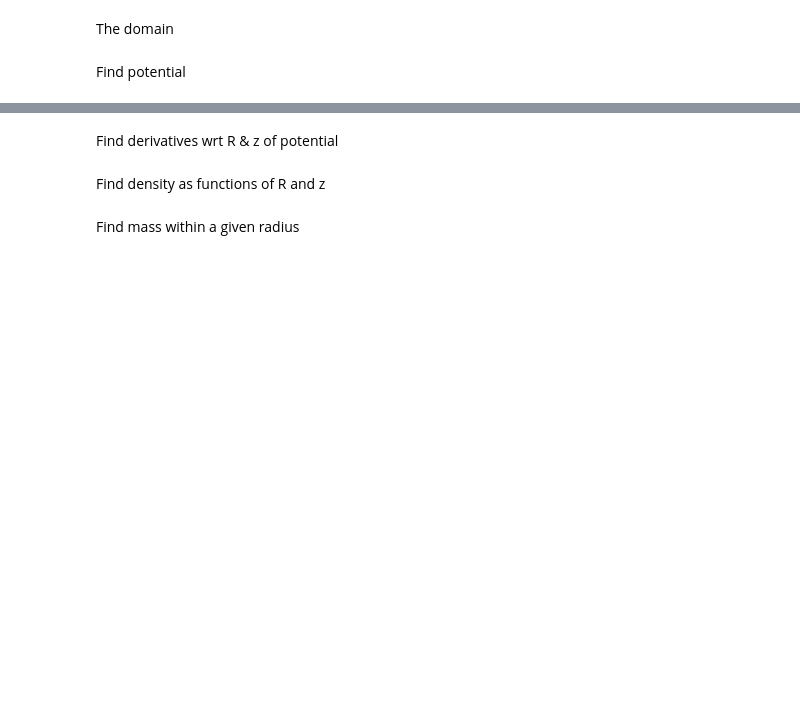
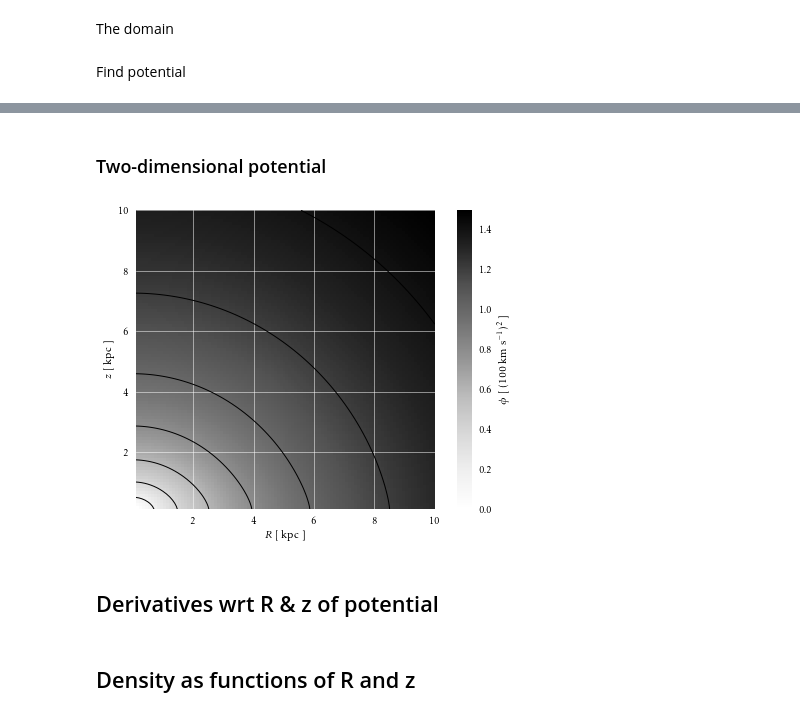
Before and after one commit to aywander/GalPot, a Jupyter notebook: GalPotPython_MWAGN.ipynb, the cells around one changed output, grey strips where cells are left out. Drawn from its saved outputs; the diff is of its cells as text; code cells hidden in the pictures; blank space fills up the shorter version.

```diff
--- a/GalPotPython_MWAGN.ipynb
+++ b/GalPotPython_MWAGN.ipynb
@@ -102,3 +75,18 @@ vconv = Phi.kpc_Myr_to_km_s
+# %% [markdown]
+### Two-dimensional potential
+# %%
+pot_2d = Phi.Potential(RR, zz).reshape(nR, nz) * phi_plt_norm
+pot_2d -= pot_2d[0, 0]
+
+plt.imshow(pot_2d, origin='lower', extent=[R_min, R_max, z_min, z_max])
+plt.gca().set_aspect('equal')
+plt.colorbar(label=r'$\phi$ [ (100 km s$^{-1}$)$^2$ ]')
+plt.contour(R, z, pot_2d, colors='k', linewidths=1)
+plt.xlabel(r'$R$ [ kpc ]')
+plt.ylabel(r'$z$ [ kpc ]')
+plt.show()
+# %% [output]
+[figure, added]
 # %% [markdown]
-Find derivatives wrt R & z of potential
+## Derivatives wrt R & z of potential
 # %%
@@ -106,2 +94,2 @@ dphidr = Phi.Potential_derivatives(R_arr, z_arr)
 # %% [markdown]
-Find density as functions of R and z
+## Density as functions of R and z
@@ -110,2 +95,0 @@ rho = Phi.Density(R_arr,z_arr)
-# %% [markdown]
-Find mass within a given radius
```
Also changed, not shown: parts of 20 cells of this notebook, 3 other files.
